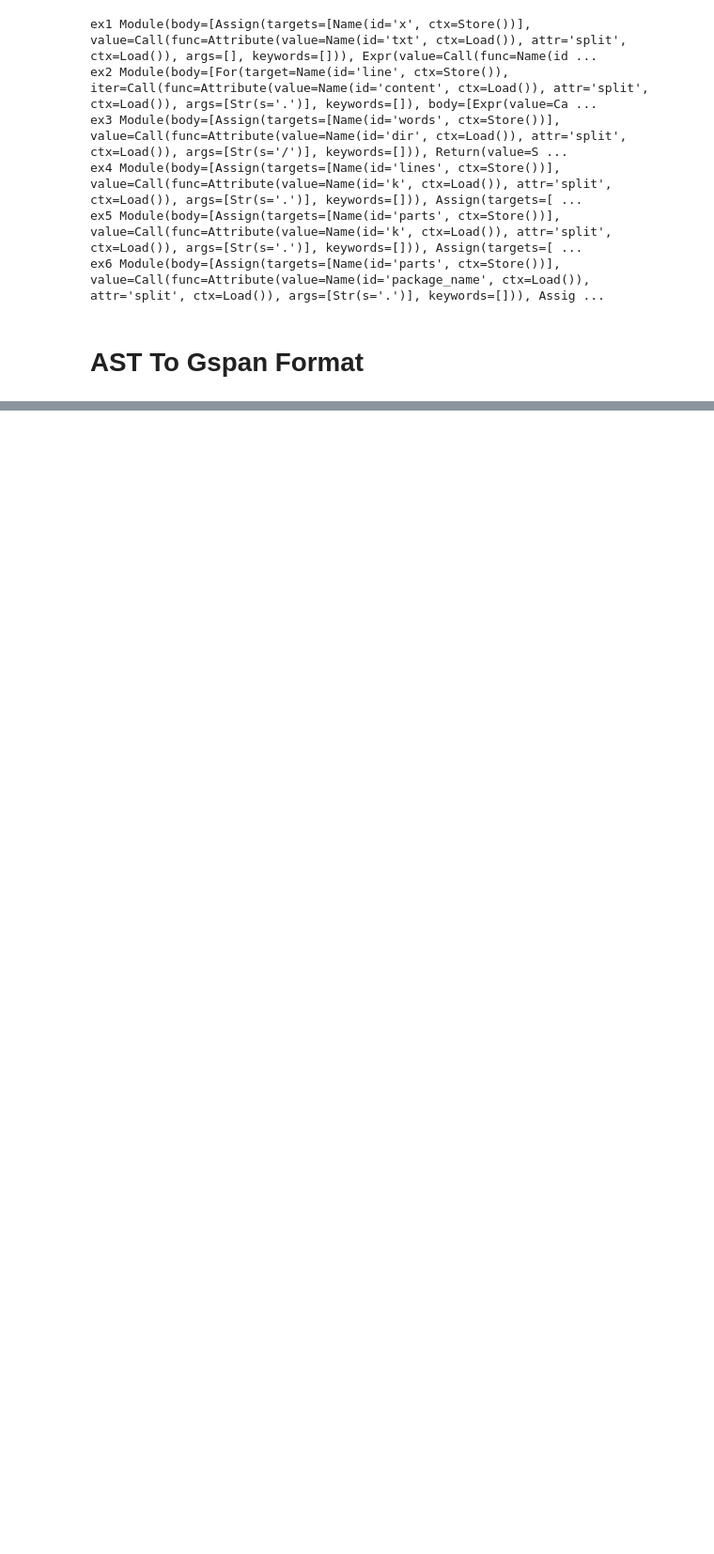
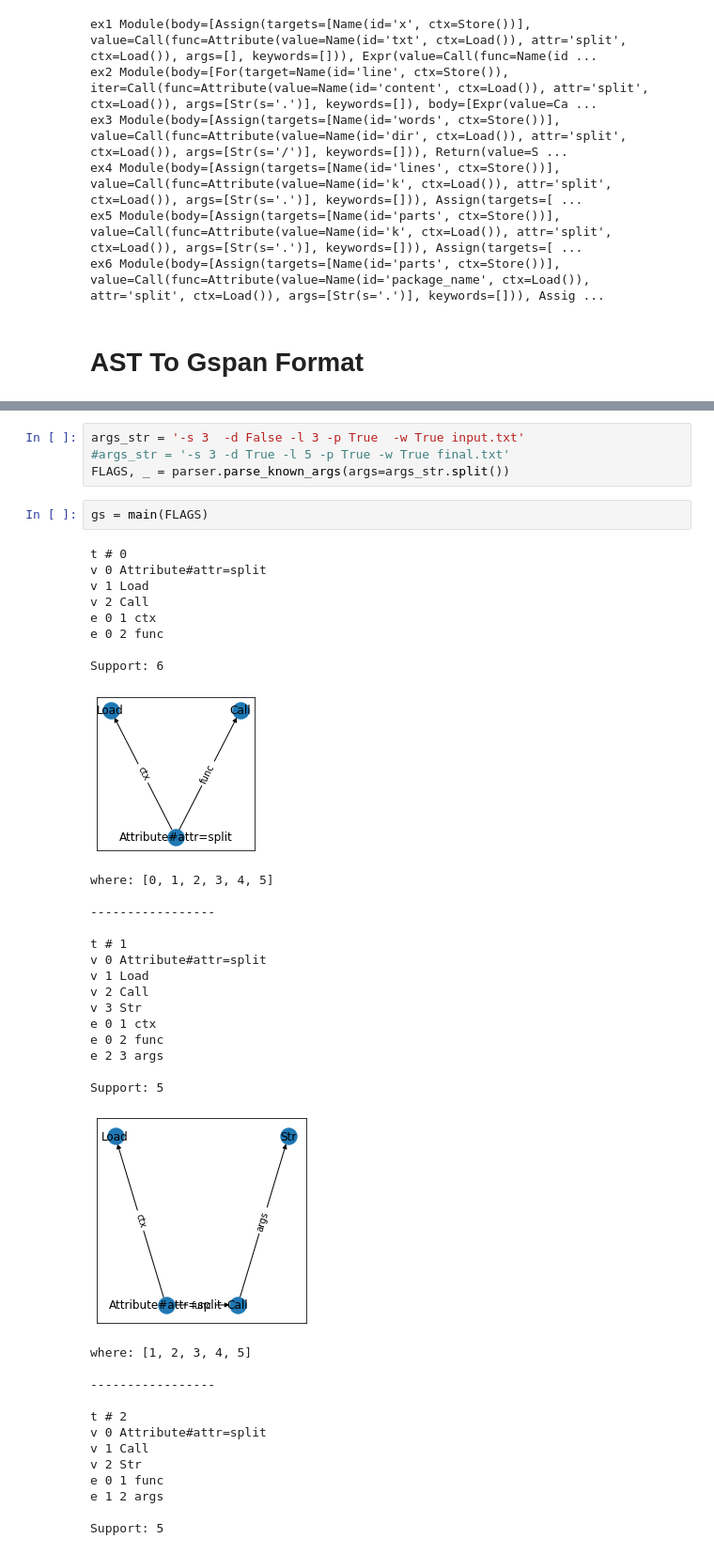
Before and after one commit to menna161/API-Wizard, a Jupyter notebook: FromCodetoPattern.ipynb, the cells around one changed output, grey strips where cells are left out. Shown: that part at 94% size. Drawn from its saved outputs; the diff is of its cells as text; blank space fills up the shorter version.

```diff
--- a/FromCodetoPattern.ipynb
+++ b/FromCodetoPattern.ipynb
@@ -183,0 +246,43 @@ sorted
+# %%
+args_str = '-s 3  -d False -l 3 -p True  -w True input.txt'
+#args_str = '-s 3 -d True -l 5 -p True -w True final.txt'
+FLAGS, _ = parser.parse_known_args(args=args_str.split())
+# %%
+gs = main(FLAGS)
+# %% [output]
+t # 0
+v 0 Attribute#attr=split
+v 1 Load
+v 2 Call
+e 0 1 ctx
+e 0 2 func
+
+Support: 6
+[figure, added]
+where: [0, 1, 2, 3, 4, 5]
+
+-----------------
+
+t # 1
+v 0 Attribute#attr=split
+v 1 Load
+v 2 Call
+v 3 Str
+e 0 1 ctx
+e 0 2 func
+e 2 3 args
+
+Support: 5
+[figure, added]
+where: [1, 2, 3, 4, 5]
+
+-----------------
+
+t # 2
+v 0 Attribute#attr=split
+v 1 Call
+v 2 Str
+e 0 1 func
+e 1 2 args
+
+Support: 5
```
Also changed, not shown: parts of 9 cells of this notebook.
